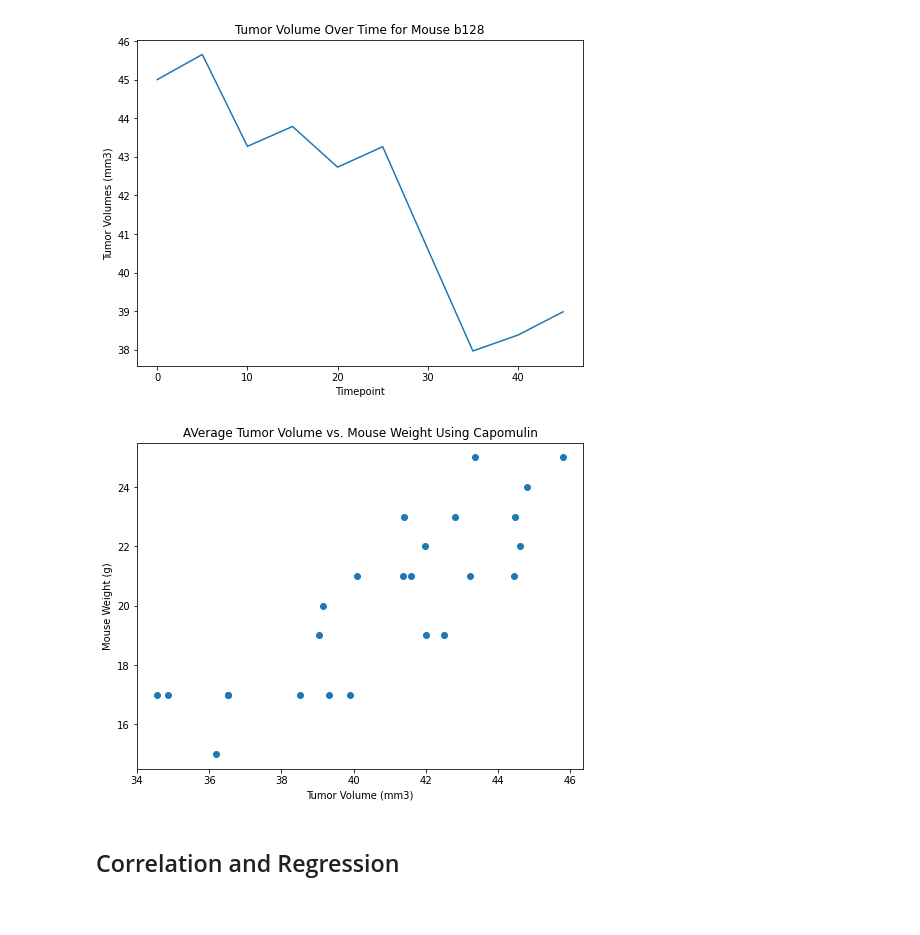
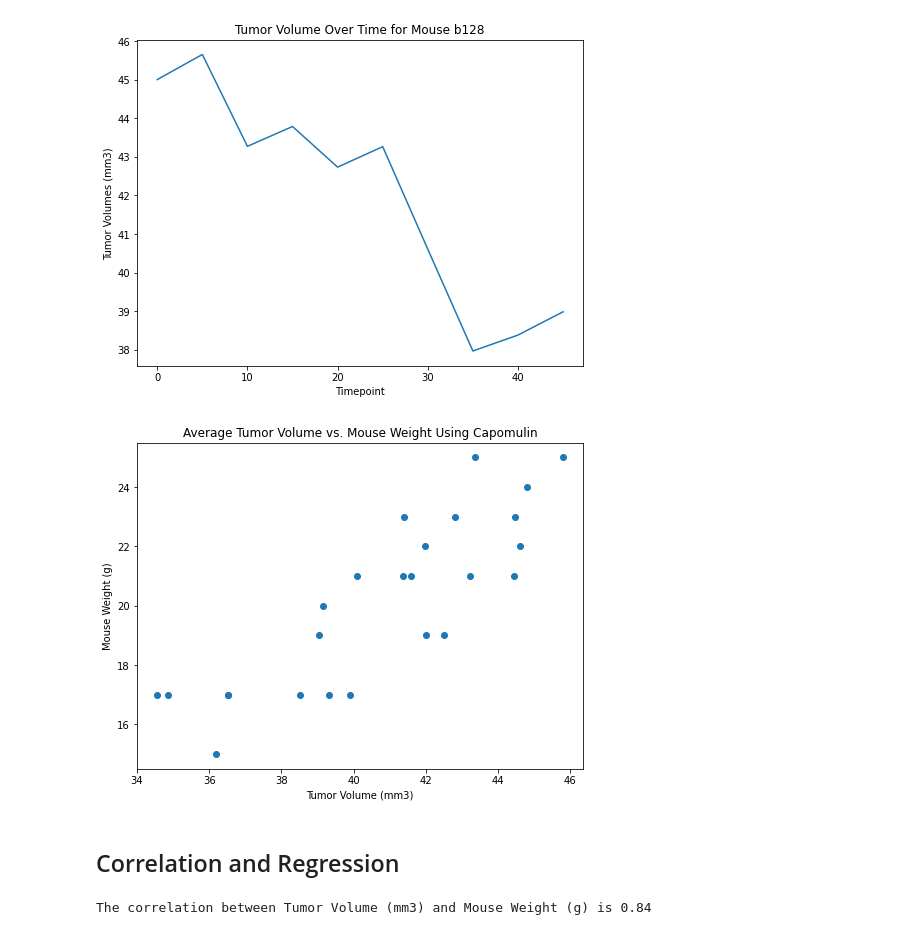
Before and after one commit to normanchan19/matplotlib-challenge, a Jupyter notebook: Pymaceuticals/pymaceuticals_starter.ipynb, the cells around one changed output. Drawn from its saved outputs; the diff is of its cells as text; code cells hidden in the pictures.

```diff
--- a/Pymaceuticals/pymaceuticals_starter.ipynb
+++ b/Pymaceuticals/pymaceuticals_starter.ipynb
@@ -486,36 +488,42 @@ ax1.set_ylabel('Tumor Volumes (mm3)');
 # %%
 # Generate a scatter plot of average tumor volume vs. mouse weight for the Capomulin regimen
 
 # Declare target regimen
 target_regimen = 'Capomulin'
 
 # Filter data so that only target regimen data shows
 target_regimen_data_df = mouse_combined_clean_df[mouse_combined_clean_df['Drug Regimen'] == target_regimen]
 target_regimen_data_df.reset_index(drop=True, inplace=True)
 
 # Groupby mouse ID
 capomulin_grouped_df = target_regimen_data_df.groupby(['Mouse ID'])
 
 # Find each mouse's average tumor volume
 capomulin_tumor_volume_means = capomulin_grouped_df['Tumor Volume (mm3)'].mean()
 
 # Find each mouse's average weight (this is formality since weights stay the same)
 capomulin_mouse_weights = capomulin_grouped_df['Weight (g)'].mean()
 
 # Create and set figure size
 fig1, ax1 = plt.subplots(figsize=(8,6));
 
 # Create scatterplot
 ax1.scatter(capomulin_tumor_volume_means, capomulin_mouse_weights);
 
 # Set chart title and labels
-ax1.set_title('AVerage Tumor Volume vs. Mouse Weight Using Capomulin');
+ax1.set_title('Average Tumor Volume vs. Mouse Weight Using Capomulin');
 ax1.set_xlabel('Tumor Volume (mm3)');
 ax1.set_ylabel('Mouse Weight (g)');
 # %% [output]
-[figure, old version]
+[figure, new version]
 # %% [markdown]
 ## Correlation and Regression
 # %%
 # Calculate the correlation coefficient and linear regression model
 # for mouse weight and average tumor volume for the Capomulin regimen
+
+# Calculate correlation between average tumor volume and mouse weight using data used for the scatterplot.
+correlation = st.pearsonr(capomulin_tumor_volume_means, capomulin_mouse_weights)
+print(f"The correlation between Tumor Volume (mm3) and Mouse Weight (g) is {round(correlation[0],2)}")
+# %% [output]
+The correlation between Tumor Volume (mm3) and Mouse Weight (g) is 0.84
```
Also changed, not shown: parts of 4 cells of this notebook.
